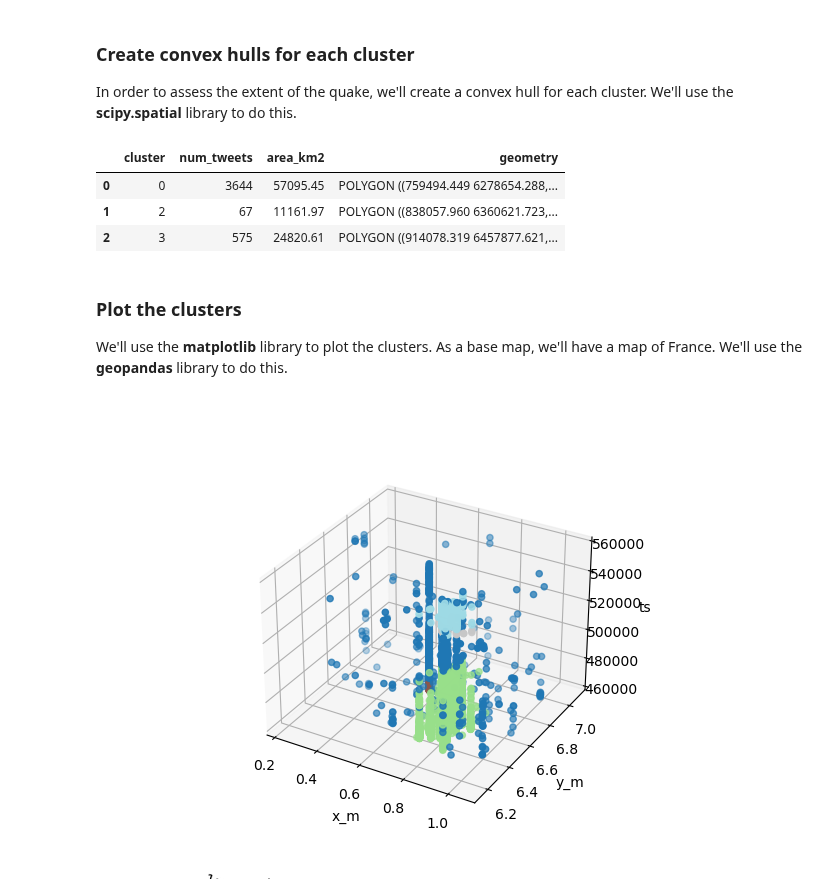
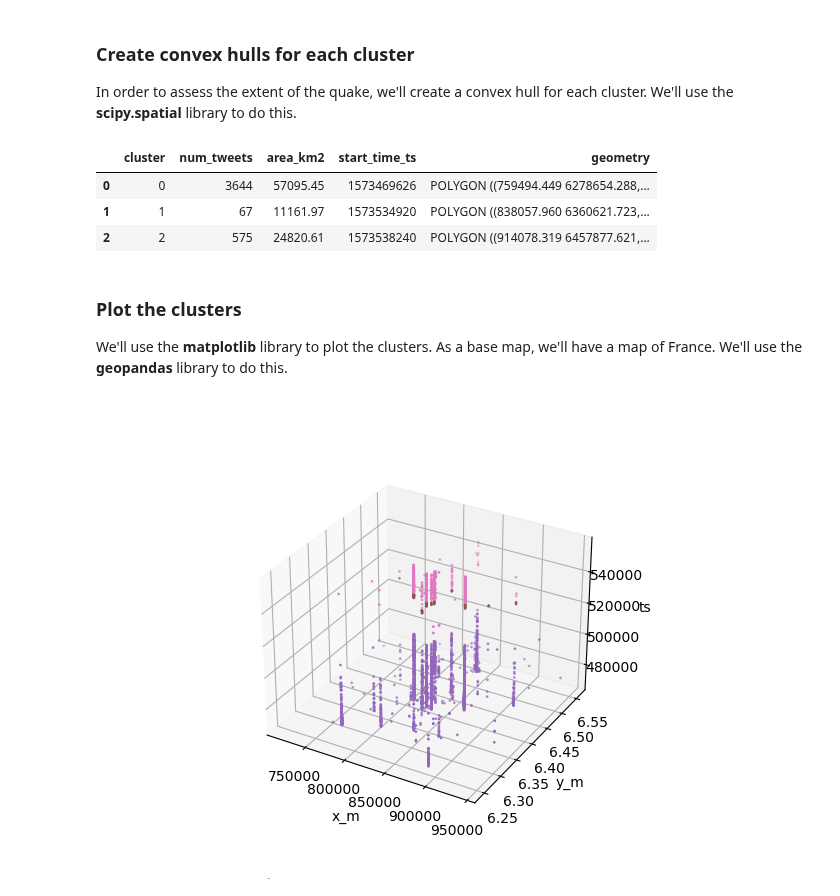
Before and after one commit to lletassey/clustering-tweets-earthquake, a Jupyter notebook: notebooks/algos/stdbscan.ipynb, the cells around one changed output. Saved outputs shown, nothing was run; the diff lists cells and outputs as text; code cells hidden in the pictures.

Commit message:
Add start time to clusters

```diff
--- a/notebooks/algos/stdbscan.ipynb
+++ b/notebooks/algos/stdbscan.ipynb
@@ -138,12 +138,14 @@ Number of clusters: 5
 In order to assess the extent of the quake, we'll create a convex hull for each cluster. We'll use the **scipy.spatial** library to do this.
 # %%
 # Create a hulls geodataframe
-hulls = gpd.GeoDataFrame(columns=['cluster', 'num_tweets', 'area_km2', 'geometry'])
+hulls = gpd.GeoDataFrame(columns=['cluster', 'num_tweets', 'area_km2', 'start_time_ts', 'geometry'])
 
 for cluster in set(st_dbscan.labels):
     if cluster != -1:
         # Get the coordinates of the points in the cluster
         points = COORDS[st_dbscan.labels == cluster]
+        # Start time of the cluster as the minimum timestamp
+        start_time = tweets[tweets['cluster'] == cluster]['ts'].min()
         # Create a convex hull
         try:
             hull = ConvexHull(points)
@@ -153,6 +155,7 @@ for cluster in set(st_dbscan.labels):
         hulls = pd.concat([hulls, gpd.GeoDataFrame({
             'cluster': [cluster],
             'num_tweets': [len(points)],
+            'start_time_ts': [start_time],
             'geometry': [Polygon(points[hull.vertices])]
         })], ignore_index=True)
 
@@ -160,27 +163,49 @@ hulls.set_crs(epsg=2154, inplace=True)
 
 # Calculate the area of the hulls
 hulls['area_km2'] = round(hulls['geometry'].area / 1_000_000, 2)
+# %%
+# Find cluster that doesn't exist in hulls
+for cluster in set(tweets['cluster']):
+    if cluster not in hulls['cluster'].values and cluster != -1:
+        # Delete the cluster from tweets
+        tweets = tweets[tweets['cluster'] != cluster]
+        # Decreate the number of clusters by 1
+        hulls['cluster'] = hulls['cluster'].apply(lambda x: x - 1 if x > cluster else x)
+        # Decreate the cluster number of tweets by 1
+        tweets['cluster'] = tweets['cluster'].apply(lambda x: x - 1 if x > cluster else x)
 # %%
 hulls.head()
 # %% [output]
-|  | cluster | num_tweets | area_km2 | geometry |
-| 0 | 0 | 3644 | 57095.45 | POLYGON ((759494.449 6278654.288,... |
-| 1 | 2 | 67 | 11161.97 | POLYGON ((838057.960 6360621.723,... |
-| 2 | 3 | 575 | 24820.61 | POLYGON ((914078.319 6457877.621,... |
+|  | cluster | num_tweets | area_km2 | start_time_ts | geometry |
+| 0 | 0 | 3644 | 57095.45 | 1573469626 | POLYGON ((759494.449 6278654.288,... |
+| 1 | 1 | 67 | 11161.97 | 1573534920 | POLYGON ((838057.960 6360621.723,... |
+| 2 | 2 | 575 | 24820.61 | 1573538240 | POLYGON ((914078.319 6457877.621,... |
 # %% [markdown]
 ### Plot the clusters
 
 We'll use the **matplotlib** library to plot the clusters. As a base map, we'll have a map of France. We'll use the **geopandas** library to do this.
 # %%
-# Plot hulls in 3D
+# Plot tweets in 3D
 ax = plt.axes(projection='3d')
-ax.scatter3D(tweets['x_m'], tweets['y_m'], tweets['ts'], c=tweets['cluster'], cmap='tab20')
+# Select tweets without noise
+tweets_ = tweets[tweets['cluster'] != -1]
+for cluster in set(tweets_['cluster']):
+    # Select tweets in cluster
+    tweets_cluster = tweets_[tweets_['cluster'] == cluster]
+    # Plot tweets in cluster
+    ax.scatter3D(
+        tweets_cluster['x_m'],
+        tweets_cluster['y_m'],
+        tweets_cluster['ts'],
+        s=1,
+        color='C{}'.format(cluster + 4)
+    )
 ax.set_xlabel('x_m')
 ax.set_ylabel('y_m')
 ax.set_zlabel('ts')
 plt.show()
 # %% [output]
-[figure, old version]
+[figure, new version]
 # %%
 # Read France geojson
 france = gpd.read_file(filename='../data/france.geojson')
```
Also changed, not shown: parts of 3 cells of this notebook, 3 other files.
